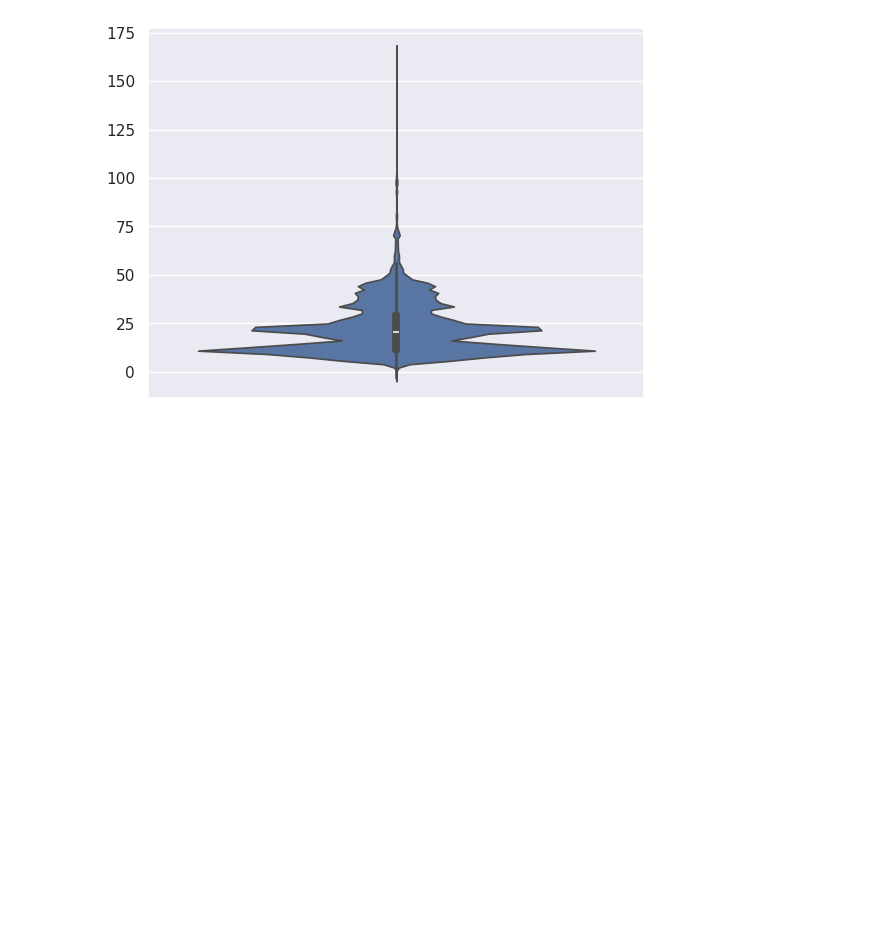
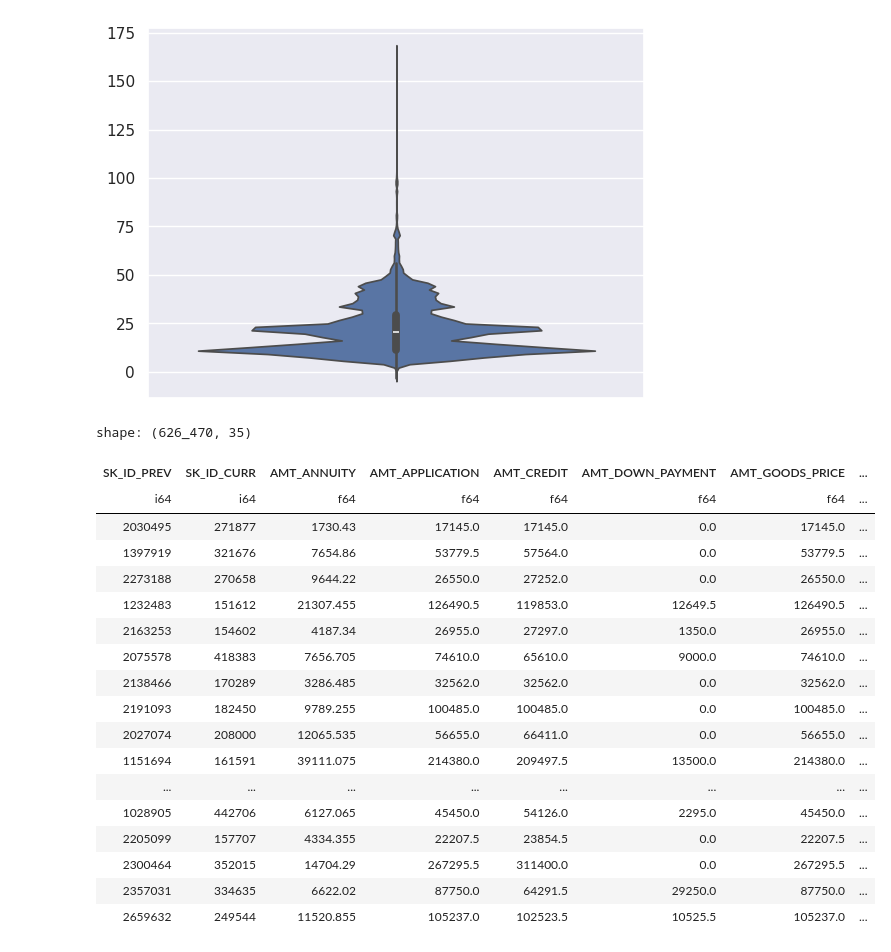
Before and after one commit to gediminas-skvarnavicius/home-credit-group-ml, a Jupyter notebook: EDA.ipynb, the cells around one changed output. Drawn from its saved outputs; the diff is of its cells as text; code cells hidden in the pictures; blank space fills up the shorter version.

```diff
--- a/EDA.ipynb
+++ b/EDA.ipynb
@@ -668,3 +668,25 @@ consumer_loans["FEES_PERCENT"],
 # %% [output]
 <Axes: >
 [figure]
+# %%
+consumer_loans
+# %% [output]
+shape: (626_470, 35)
+| SK_ID_PREV | SK_ID_CURR | AMT_ANNUITY | AMT_APPLICATION | AMT_CREDIT | AMT_DOWN_PAYMENT | AMT_GOODS_PRICE | ... |
+| i64 | i64 | f64 | f64 | f64 | f64 | f64 | ... |
+| 2030495 | 271877 | 1730.43 | 17145.0 | 17145.0 | 0.0 | 17145.0 | ... |
+| 1397919 | 321676 | 7654.86 | 53779.5 | 57564.0 | 0.0 | 53779.5 | ... |
+| 2273188 | 270658 | 9644.22 | 26550.0 | 27252.0 | 0.0 | 26550.0 | ... |
+| 1232483 | 151612 | 21307.455 | 126490.5 | 119853.0 | 12649.5 | 126490.5 | ... |
+| 2163253 | 154602 | 4187.34 | 26955.0 | 27297.0 | 1350.0 | 26955.0 | ... |
+| 2075578 | 418383 | 7656.705 | 74610.0 | 65610.0 | 9000.0 | 74610.0 | ... |
+| 2138466 | 170289 | 3286.485 | 32562.0 | 32562.0 | 0.0 | 32562.0 | ... |
+| 2191093 | 182450 | 9789.255 | 100485.0 | 100485.0 | 0.0 | 100485.0 | ... |
+| 2027074 | 208000 | 12065.535 | 56655.0 | 66411.0 | 0.0 | 56655.0 | ... |
+| 1151694 | 161591 | 39111.075 | 214380.0 | 209497.5 | 13500.0 | 214380.0 | ... |
+| ... | ... | ... | ... | ... | ... | ... | ... |
+| 1028905 | 442706 | 6127.065 | 45450.0 | 54126.0 | 2295.0 | 45450.0 | ... |
+| 2205099 | 157707 | 4334.355 | 22207.5 | 23854.5 | 0.0 | 22207.5 | ... |
+| 2300464 | 352015 | 14704.29 | 267295.5 | 311400.0 | 0.0 | 267295.5 | ... |
+| 2357031 | 334635 | 6622.02 | 87750.0 | 64291.5 | 29250.0 | 87750.0 | ... |
+| 2659632 | 249544 | 11520.855 | 105237.0 | 102523.5 | 10525.5 | 105237.0 | ... |
```
Also changed, not shown: parts of 2 cells of this notebook, 4 other files.
